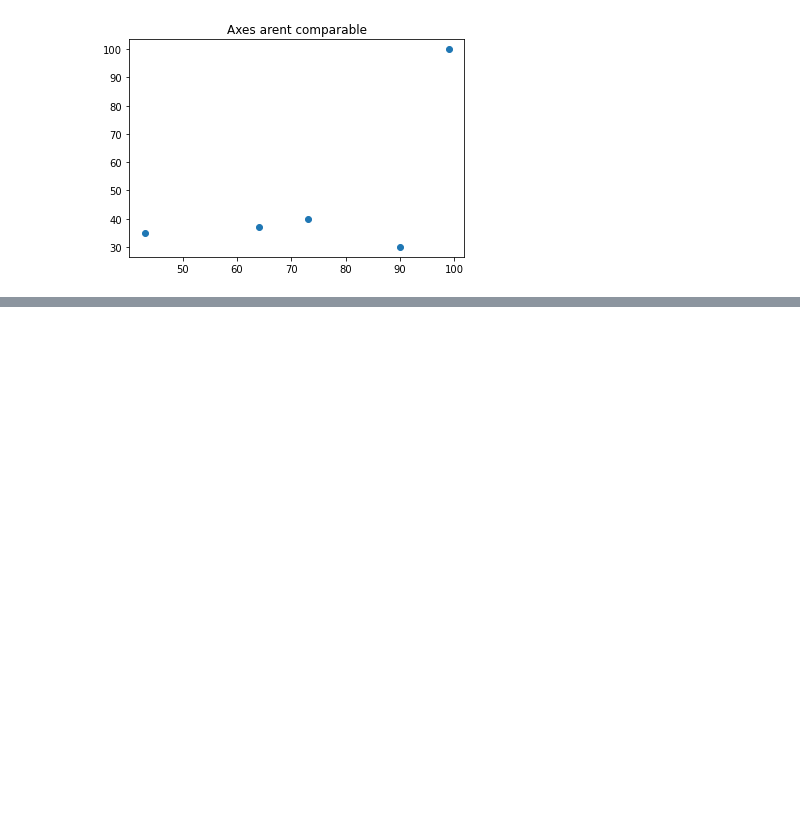
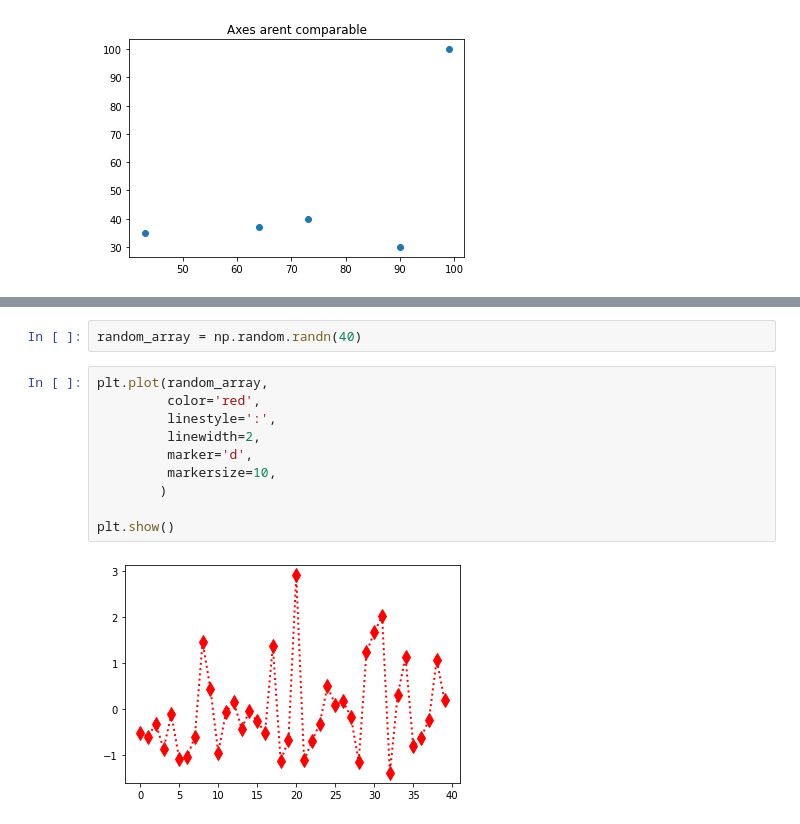
Before and after one commit to lkarjun/data-science-from-scratch, a Jupyter notebook: ChapterThree/DataVisualisation.ipynb, the cells around one changed output, grey strips where cells are left out. Cells and saved outputs as stored; diff of their text form; blank space fills up the shorter version.

```diff
--- a/ChapterThree/DataVisualisation.ipynb
+++ b/ChapterThree/DataVisualisation.ipynb
@@ -172,0 +220,14 @@ Text(0.5, 1.0, 'Axes arent comparable')
+# %%
+random_array = np.random.randn(40)
+# %%
+plt.plot(random_array,
+         color='red',
+         linestyle=':',
+         linewidth=2,
+         marker='d',
+         markersize=10,
+        )
+
+plt.show()
+# %% [output]
+[figure, added]
```
Also changed, not shown: parts of 6 cells of this notebook.
